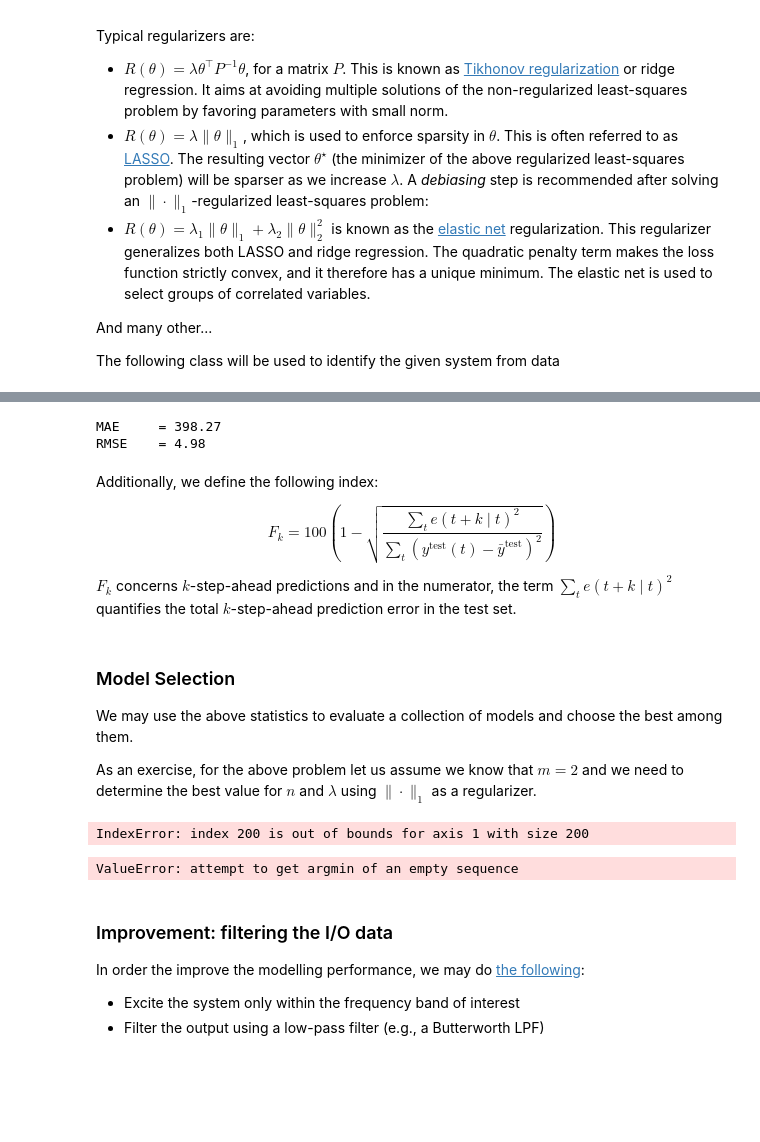
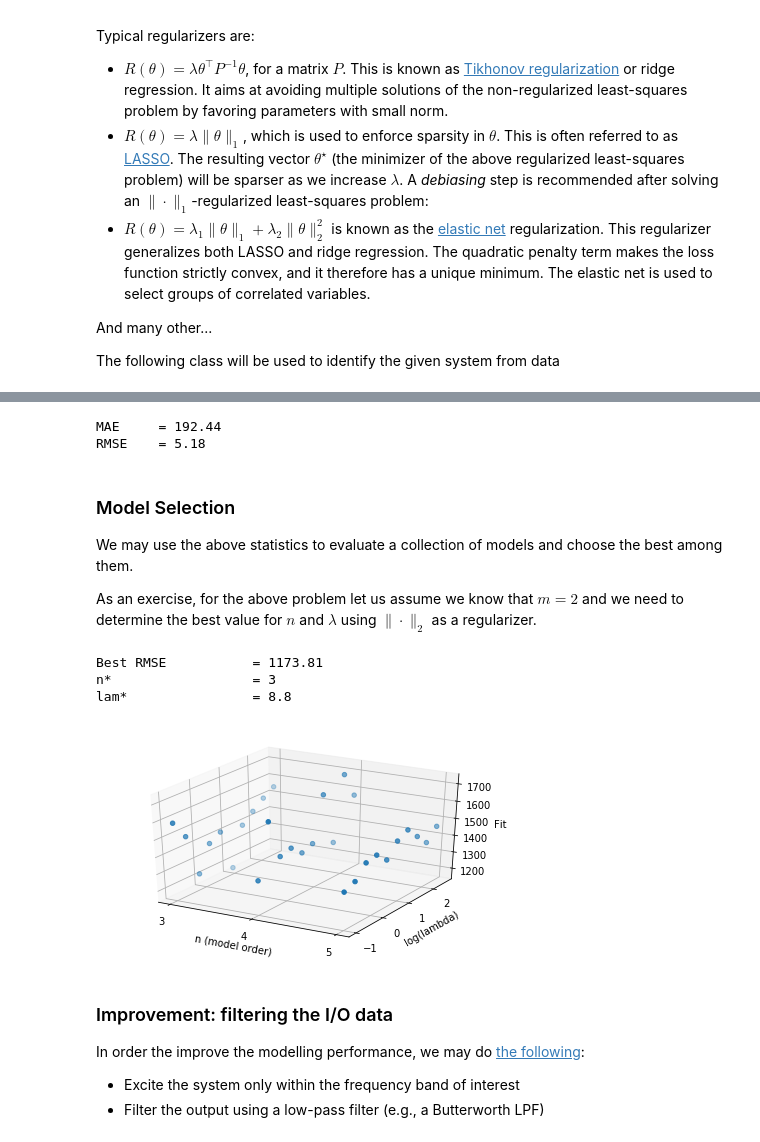
Before and after one commit to KIOS-Research/KIOS-Graduate-Summer-School-2018, a Jupyter notebook: material/sysid/sysid_linsys_ls.ipynb, the cells around one changed output, grey strips where cells are left out. Saved outputs shown, nothing was run; the diff lists cells and outputs as text; code cells hidden in the pictures; blank space fills up the shorter version.

```diff
--- a/material/sysid/sysid_linsys_ls.ipynb
+++ b/material/sysid/sysid_linsys_ls.ipynb
@@ -426,7 +426,7 @@ $$
 $$
 # %%
 ## Model evaluation
-num_data_test = 100
+num_data_test = 50
 time_span_test = np.linspace(0, num_data_test, num_data_test)
 u_test = 5 * np.sin(0.5*time_span_test)
 
@@ -449,28 +449,5 @@ RMSE = np.sqrt(np.average(sqr_err))
 print('MAE     = {0:.2f}'.format(MAE))
 print('RMSE    = {0:.2f}'.format(RMSE))
 # %% [output]
-MAE     = 398.27
-RMSE    = 4.98
+MAE     = 192.44
+RMSE    = 5.18
-# %% [markdown]
-Additionally, we define the following index:
-
-$$
-        F_k
-{}={}
-        100
-        \left(
-            1
-        {}-{}
-            \sqrt{
-                    \frac
-                    {
-                        \sum_{t} e(t+k\mid t)^2
-                    }
-                    {
-                        \sum_{t} (y^{\text{test}}(t) - \bar{y}^{\text{test}} )^2
-                    }
-            }
-        \right)
-$$
-
-$F_k$ concerns $k$-step-ahead predictions and in the numerator, the term $\sum_{t} e(t+k\mid t)^2$ quantifies the total $k$-step-ahead prediction error in the test set.
@@ -490,7 +456,7 @@ def predictor(model, U, Y, t, prediction_length):
 
 We may use the above statistics to evaluate a collection of models and choose the best among them.
 
-As an exercise, for the above problem let us assume we know that $m=2$ and we need to determine the best value for $n$ and $\lambda$ using $\|{}\cdot{}\|_1$ as a regularizer.
+As an exercise, for the above problem let us assume we know that $m=2$ and we need to determine the best value for $n$ and $\lambda$ using $\|{}\cdot{}\|_2$ as a regularizer.
 # %%
 # Model selection
 num_data_test = 200
@@ -500,13 +466,14 @@ u_test = 5 * np.sin(0.5*time_span_test)
 mdl_eval_cache = np.empty(shape=(0,3))
 mdl_sys_cache  = np.empty(shape=(0,1))
 
-for n_ in range(2,5):
-    for l_ in np.logspace(0.1, 4.5, num=10):
-        identifier = linear_system_identifier(u_test, y, m=2, n=n_)
+for n_ in range(3,6):
+    for l_ in np.logspace(-1, 2.5, num=10):
+        identifier = linear_system_identifier(u_test[:-1], y, m=2, n=n_)
         sys_identified = identifier.estimate_params_rls(                 \
-                                    regularizer=cp.norm1,                \
+                                    regularizer=cp.norm2,                \
                                     lam=l_,                              \
                                     verbose=False)
+        init_condition = np.zeros(n_)
         errors = forecast_errors(u_test, actual_system, sys_identified, init_condition)
         abs_err = np.abs(errors)
         sqr_err = abs_err**2
@@ -517,32 +484,33 @@ for n_ in range(2,5):
         eval_data_current = np.array([n_, l_, F_prec])
         mdl_sys_cache     = np.vstack([mdl_sys_cache, sys_identified]);
         mdl_eval_cache    = np.vstack([mdl_eval_cache, eval_data_current])
-# %% [output]
-IndexError: index 200 is out of bounds for axis 1 with size 200
 # %%
 from mpl_toolkits.mplot3d import Axes3D
 fig = plt.figure(figsize=(7, 4))
 ax = fig.add_subplot(111, projection='3d')
 
 imax = np.argmin(mdl_eval_cache[:,2])
 n_max = mdl_eval_cache[imax, 0]
 l_max = mdl_eval_cache[imax, 1]
 fit_max = mdl_eval_cache[imax, 2]
 
 print('Best RMSE           = {0:.2f}'.format(fit_max))
 print('n*                  = {0:.0f}'.format(n_max) )
 print('lam*                = {0:.1f}'.format(l_max) )
 
 
 ax.scatter(mdl_eval_cache[:,0], np.log10(mdl_eval_cache[:,1]), mdl_eval_cache[:,2])
 ax.set_xlabel('n (model order)')
 ax.set_ylabel('log(lambda)')
-ax.set_zlabel('F')
-plt.xticks(np.array([2,3,4]))
-plt.yticks(np.array([0, 2, 4]))
+ax.set_zlabel('Fit')
+plt.xticks(np.array([3,4,5]))
+plt.yticks(np.array([-1, 0, 1, 2]))
 plt.show()
 # %% [output]
-ValueError: attempt to get argmin of an empty sequence
+Best RMSE           = 1173.81
+n*                  = 3
+lam*                = 8.8
+[figure, added]
 # %% [markdown]
 ### Improvement: filtering the I/O data
 
```
Also changed, not shown: parts of 5 cells of this notebook, 1 other file.
